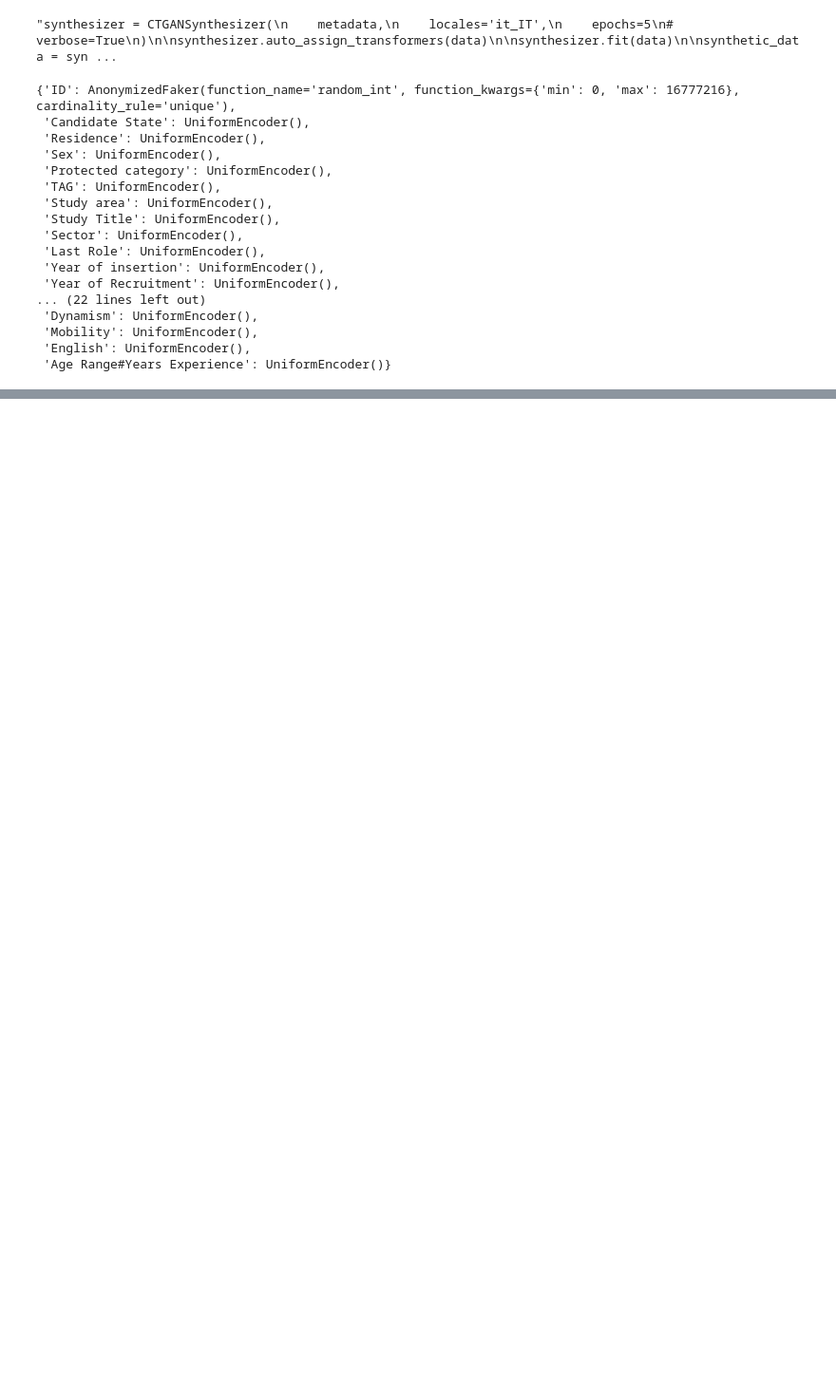
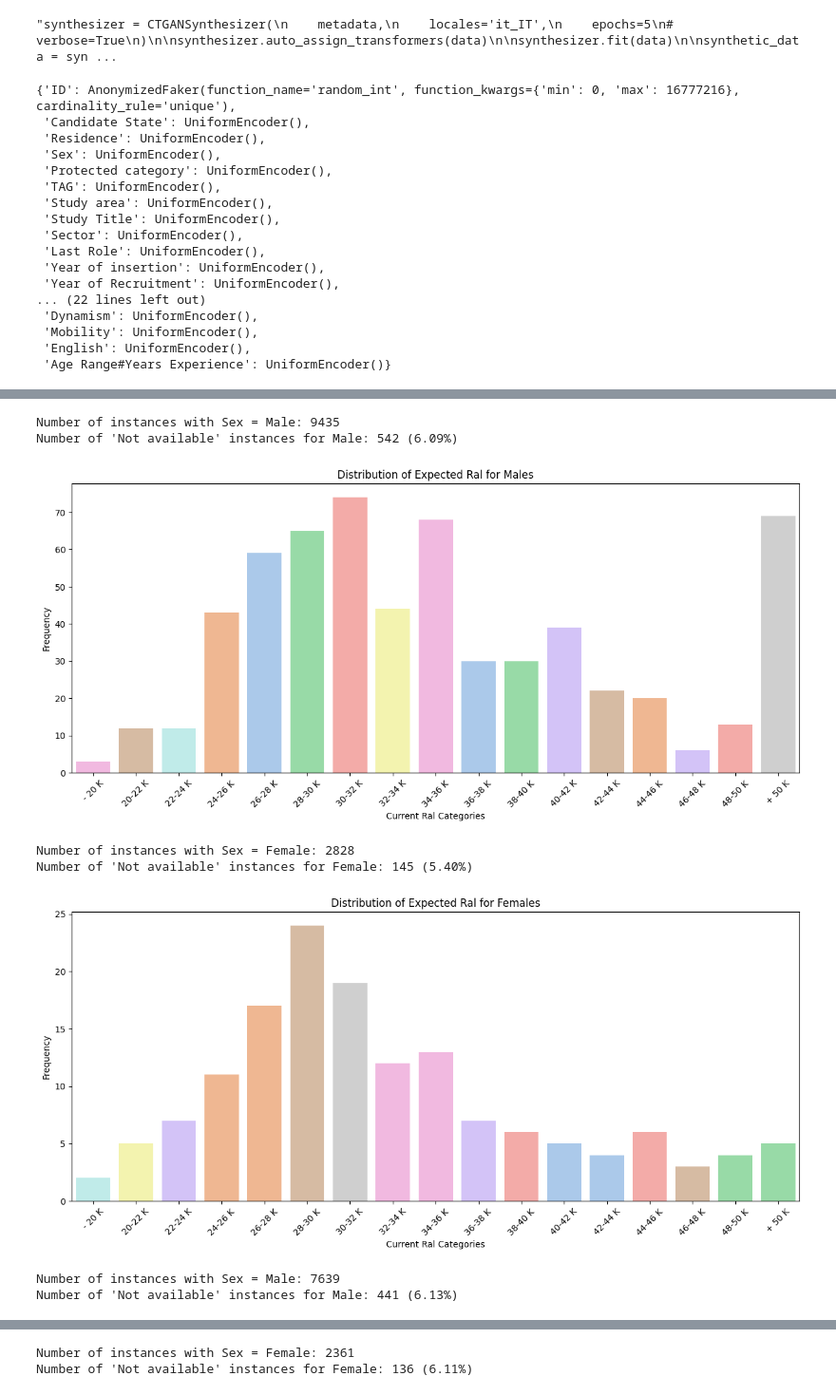
Before and after one commit to tancredibosi/AIII_synthetic_dataset, a Jupyter notebook: prova_tancre.ipynb, the cells around one changed output, grey strips where cells are left out. Shown at 95% size. Drawn from its saved outputs; the diff is of its cells as text; code cells hidden in the pictures; blank space fills up the shorter version.

```diff
--- a/prova_tancre.ipynb
+++ b/prova_tancre.ipynb
@@ -379,3 +377,67 @@ for col in columns_to_plot:
     )
 
     fig.show()
+# %%
+def plot_current_ral_distribution(data, sex):
+    """
+    Filters the DataFrame for rows where Sex matches the input sex and plots the distribution
+    of the 'Current Ral' column, excluding 'Not available' values.
+
+    Parameters:
+    data (pd.DataFrame): The input DataFrame containing at least the columns 'Sex' and 'Current Ral'.
+    sex (str): The sex category to filter for ('Male' or 'Female')
+    """
+    import matplotlib.pyplot as plt
+    import seaborn as sns
+    from natsort import natsorted
+
+    ral_col = 'Expected Ral'
+
+
+    # Print the number of instances with given sex
+    print(f"Number of instances with Sex = {sex}: {len(data[data['Sex'] == sex])}")
+
+    # Filter the DataFrame for specified sex and exclude 'Not available'
+    filtered_data = data[(data['Sex'] == sex) & (data[ral_col] != 'Not available')]
+
+    # Count and print 'Not available' instances
+    not_available_count = len(data[(data['Sex'] == sex) & (data[ral_col] == 'Not available')])
+    print(f"Number of 'Not available' instances for {sex}: {not_available_count} ({not_available_count / len(filtered_data) * 100:.2f}%)")
+
+    # Convert range strings like '32-34k' into a numeric lower bound and sort the filtered data
+    filtered_data = filtered_data.copy()
+    filtered_data['Current_Ral_numeric'] = filtered_data[ral_col].str.extract(r'(\d+)-\d+k', expand=False).astype(float)
+    filtered_data = filtered_data.sort_values('Current_Ral_numeric')
+
+    def custom_sort_key(s):
+        if isinstance(s, str):
+            if s.strip()[0] == '-':
+                return (-1, s)
+        return (1, s)
+
+    sorted_categories = natsorted(filtered_data[ral_col].dropna().unique(), key=custom_sort_key)
+    plt.figure(figsize=(15, 6))
+    sns.countplot(data=filtered_data, x=ral_col, order=sorted_categories, palette='pastel', hue=ral_col, legend=False)
+
+    plt.xlabel("Current Ral Categories")
+
+    plt.title(f"Distribution of {ral_col} for {sex}s")
+    plt.ylabel("Frequency")
+    plt.xticks(rotation=45)
+    plt.show()
+
+# Example usage:
+# Assuming 'synthetic_data' is your DataFrame:
+plot_current_ral_distribution(data, 'Male')
+plot_current_ral_distribution(data, 'Female')
+plot_current_ral_distribution(synthetic_data, 'Male')
+plot_current_ral_distribution(synthetic_data, 'Female')
+# %% [output]
+Number of instances with Sex = Male: 9435
+Number of 'Not available' instances for Male: 542 (6.09%)
+[figure, added]
+Number of instances with Sex = Female: 2828
+Number of 'Not available' instances for Female: 145 (5.40%)
+[figure, added]
+Number of instances with Sex = Male: 7639
+Number of 'Not available' instances for Male: 441 (6.13%)
@@ -381,0 +445,2 @@ for col in columns_to_plot:
+Number of instances with Sex = Female: 2361
+Number of 'Not available' instances for Female: 136 (6.11%)
```
Also changed, not shown: parts of 9 cells of this notebook.
